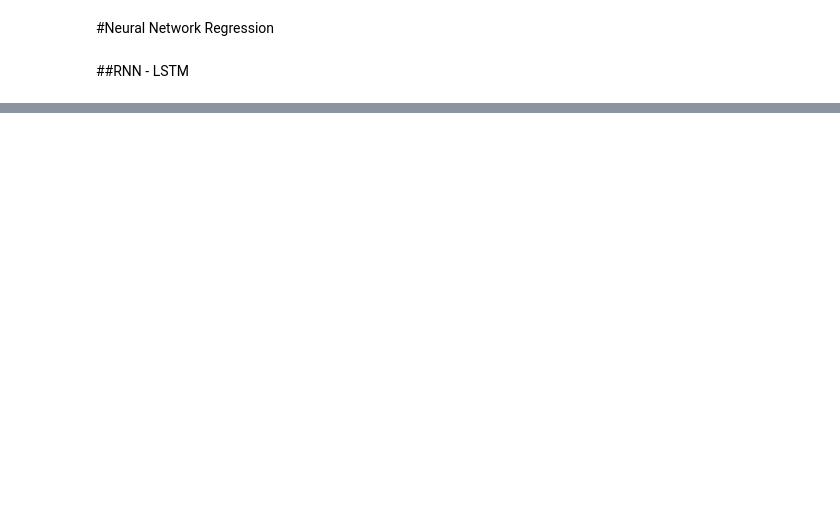
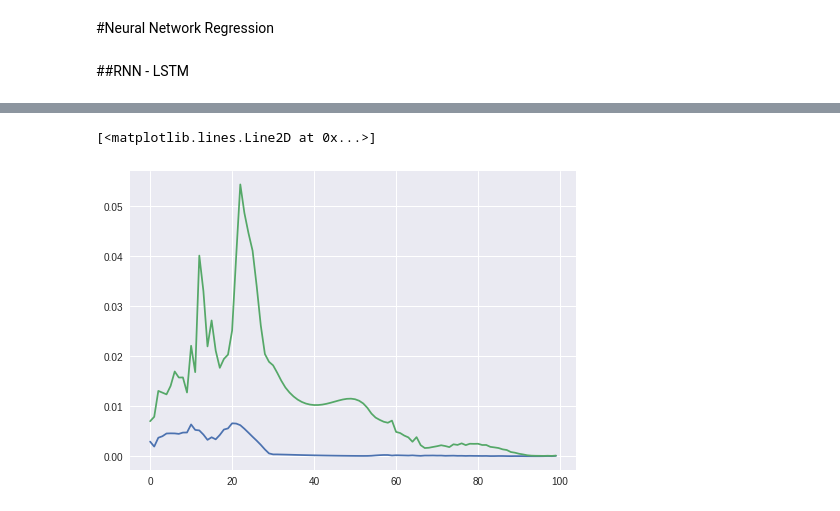
Before and after one commit to kevinpatelco/Stock_Prediction, a Jupyter notebook: MA.ipynb, the cells around one changed output, grey strips where cells are left out. Drawn from its saved outputs; the diff is of its cells as text; code cells hidden in the pictures; blank space fills up the shorter version.

```diff
--- a/MA.ipynb
+++ b/MA.ipynb
@@ -228,0 +238,18 @@ model.compile(loss="mean_squared_error", optimizer="rmsprop")
+# %%
+#Create a function to process the data into 7 day look back slices
+def processData(data,lb):
+    X,Y = [],[]
+    for i in range(len(data)-lb-1):
+        X.append(data[i:(i+lb),:])
+        Y.append(data[(i+lb),0])
+    return np.array(X),np.array(Y)
+
+# X, y = processData(df, 30)
+X,y = processData(df,7)
+
+X_train,X_test = X[:int(X.shape[0]*0.80)],X[int(X.shape[0]*0.80):]
+y_train,y_test = y[:int(y.shape[0]*0.80)],y[int(y.shape[0]*0.80):]
+print(X_train.shape)
+print(X_test.shape)
+print(y_train.shape)
+print(y_test.shape)
@@ -228,0 +266,24 @@ model.compile(loss="mean_squared_error", optimizer="rmsprop")
+# %%
+#Reshape data for (Sample,Timestep,Features)
+X_train = X_train.reshape((X_train.shape[0],X_train.shape[1],5))
+X_test = X_test.reshape((X_test.shape[0],X_test.shape[1],5))
+
+#Build the model
+model = Sequential()
+
+model.add(LSTM(units = 256, input_shape=(7,5), return_sequences=True))
+
+model.add(LSTM(units = 128, input_shape=(7,5)))
+
+# layer1 = LSTM(units = 1024, input_shape=(7,5))
+# output = layer1(input)
+
+# model.add()
+
+# model.add(Dense(32))
+model.add(Dense(64))
+model.add(Dense(1))
+model.compile(optimizer='adam',loss='mse')
+
+#Fit model with history to check for overfitting
+history = model.fit(X_train,y_train,epochs=100 ,validation_data=(X_test,y_test),shuffle=False)
@@ -231,0 +328,6 @@ model.fit(X_train, y_train, batch_size=700, nb_epoch=10, validation_split=0.05)
+# %%
+plt.plot(history.history['loss'])
+plt.plot(history.history['val_loss'])
+# %% [output]
+[<matplotlib.lines.Line2D at 0x...>]
+[figure, added]
```
Also changed, not shown: parts of 28 cells of this notebook.
